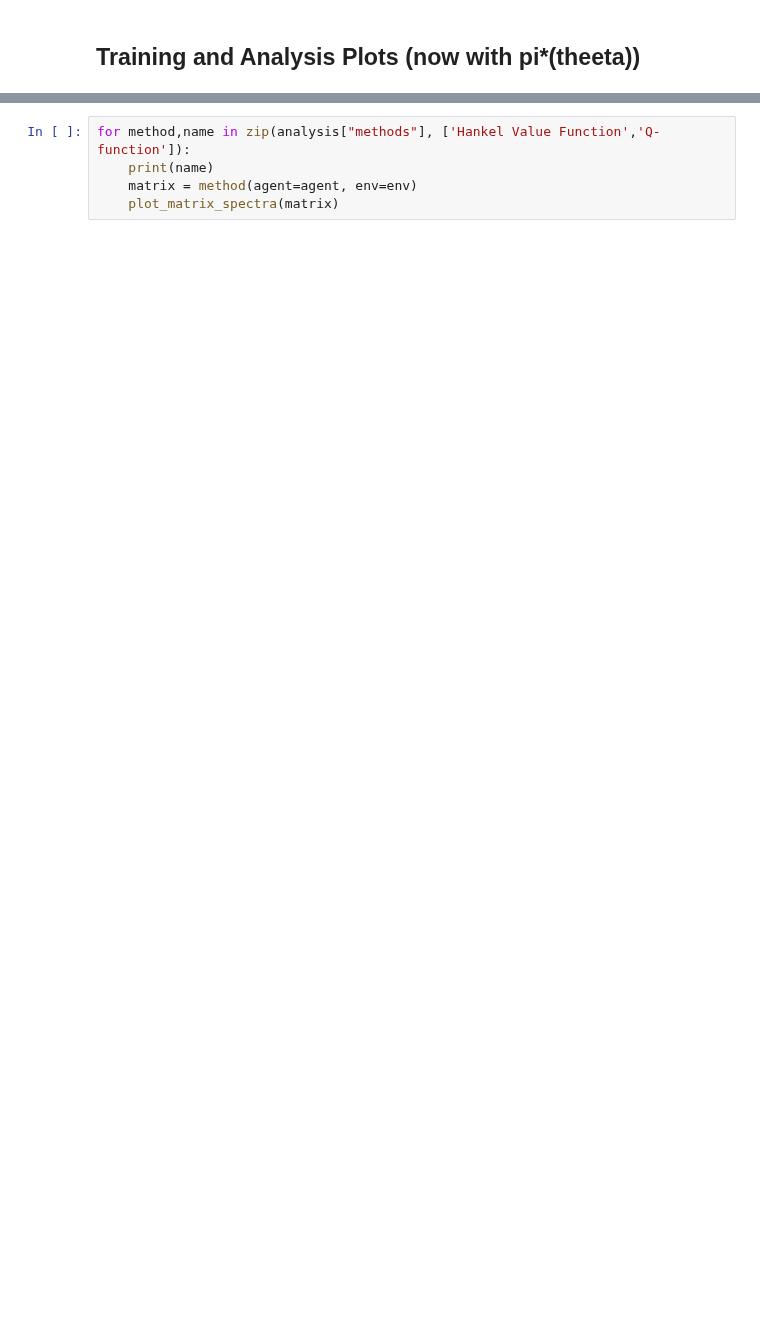
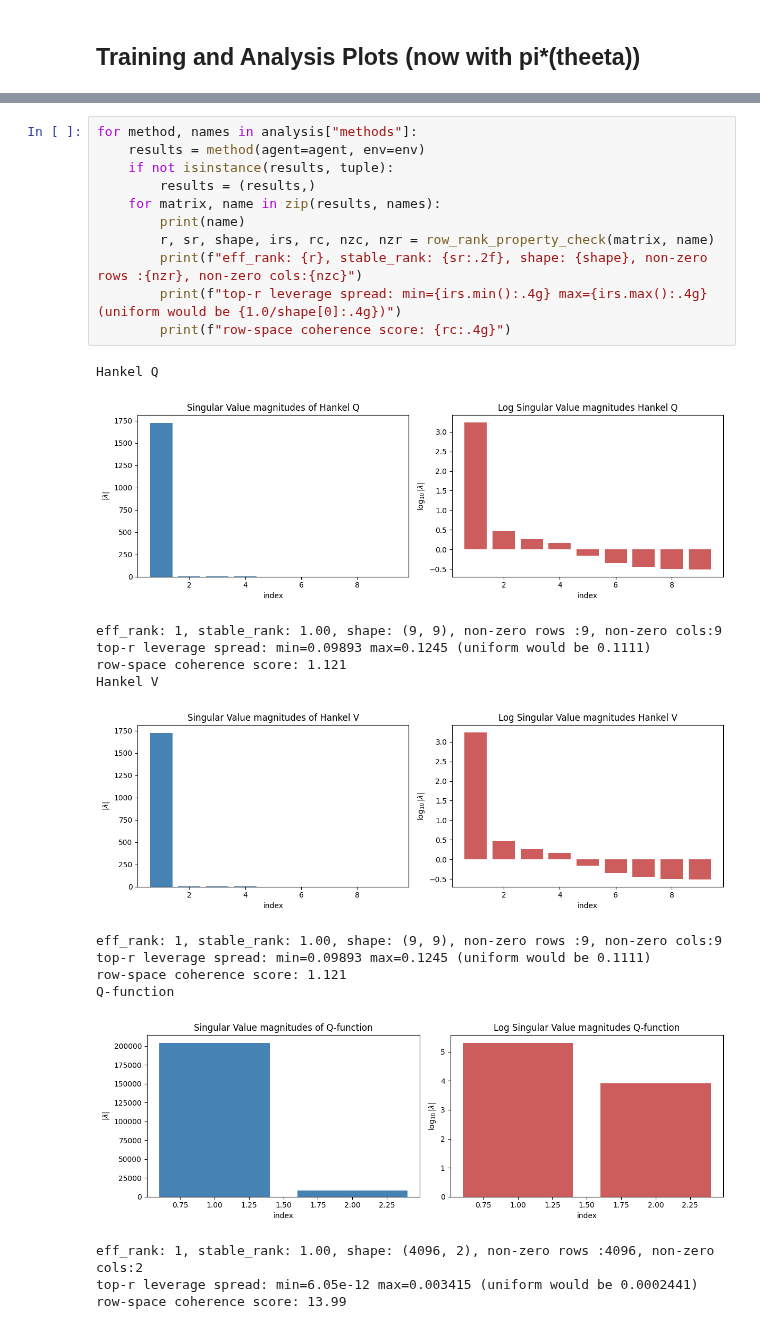
Before and after one commit to Souparna-Mandal/Low-Rank-RL-TL, a Jupyter notebook: experiments/dqn_cartpole/exp1.ipynb, the cells around one changed output, grey strips where cells are left out. Drawn from its saved outputs; the diff is of its cells as text; blank space fills up the shorter version.

```diff
--- a/experiments/dqn_cartpole/exp1.ipynb
+++ b/experiments/dqn_cartpole/exp1.ipynb
@@ -141,5 +195,27 @@ plt.legend(); plt.show()
 # %%
-for method,name in zip(analysis["methods"], ['Hankel Value Function','Q-function']):
-    print(name)
-    matrix = method(agent=agent, env=env)
-    plot_matrix_spectra(matrix)
+for method, names in analysis["methods"]:
+    results = method(agent=agent, env=env)
+    if not isinstance(results, tuple):
+        results = (results,)
+    for matrix, name in zip(results, names):
+        print(name)
+        r, sr, shape, irs, rc, nzc, nzr = row_rank_property_check(matrix, name)
+        print(f"eff_rank: {r}, stable_rank: {sr:.2f}, shape: {shape}, non-zero rows :{nzr}, non-zero cols:{nzc}")
+        print(f"top-r leverage spread: min={irs.min():.4g} max={irs.max():.4g} (uniform would be {1.0/shape[0]:.4g})")
+        print(f"row-space coherence score: {rc:.4g}")
+# %% [output]
+Hankel Q
+[figure, added]
+eff_rank: 1, stable_rank: 1.00, shape: (9, 9), non-zero rows :9, non-zero cols:9
+top-r leverage spread: min=0.09893 max=0.1245 (uniform would be 0.1111)
+row-space coherence score: 1.121
+Hankel V
+[figure, added]
+eff_rank: 1, stable_rank: 1.00, shape: (9, 9), non-zero rows :9, non-zero cols:9
+top-r leverage spread: min=0.09893 max=0.1245 (uniform would be 0.1111)
+row-space coherence score: 1.121
+Q-function
+[figure, added]
+eff_rank: 1, stable_rank: 1.00, shape: (4096, 2), non-zero rows :4096, non-zero cols:2
+top-r leverage spread: min=6.05e-12 max=0.003415 (uniform would be 0.0002441)
+row-space coherence score: 13.99
```
Also changed, not shown: parts of 7 cells of this notebook, 9 other files.
